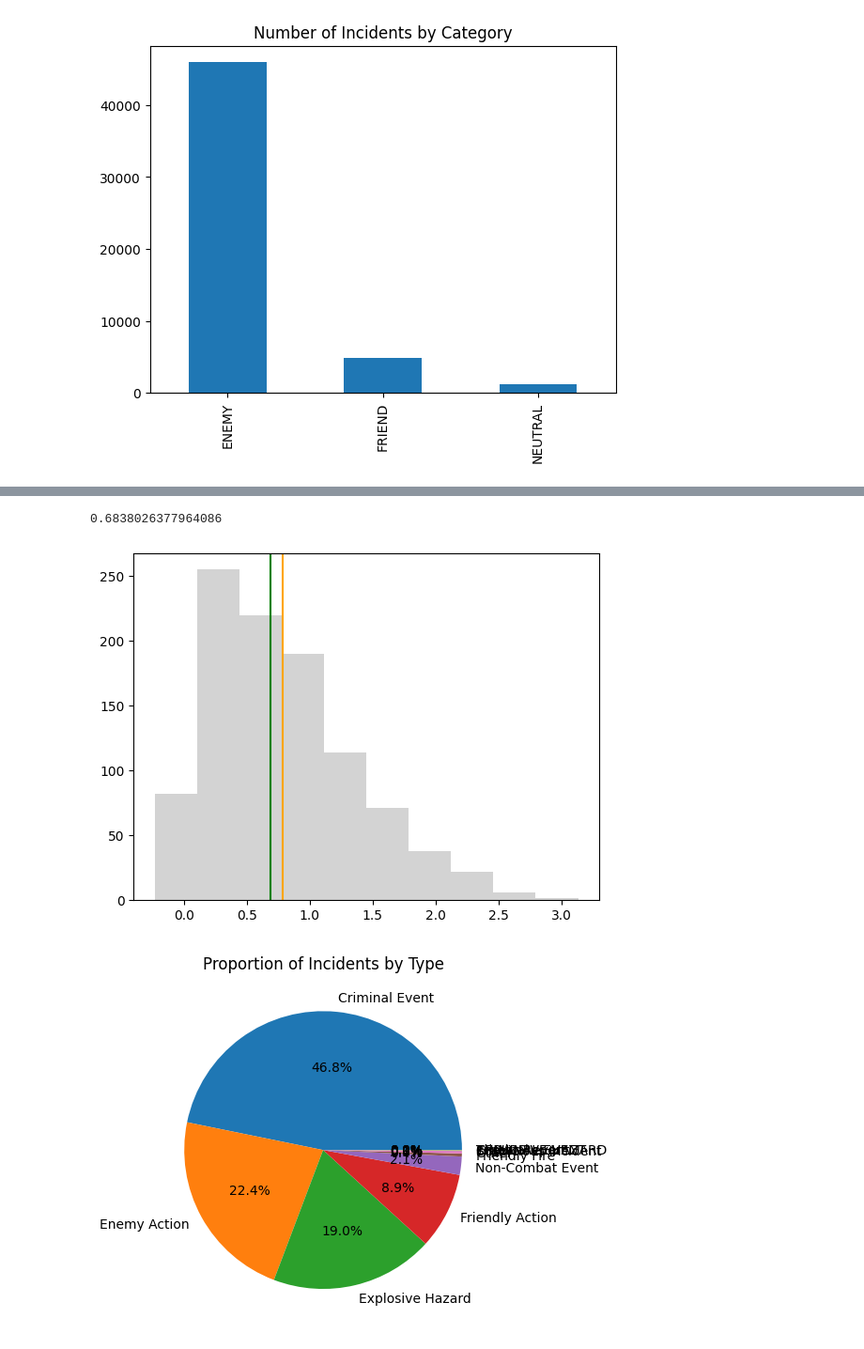
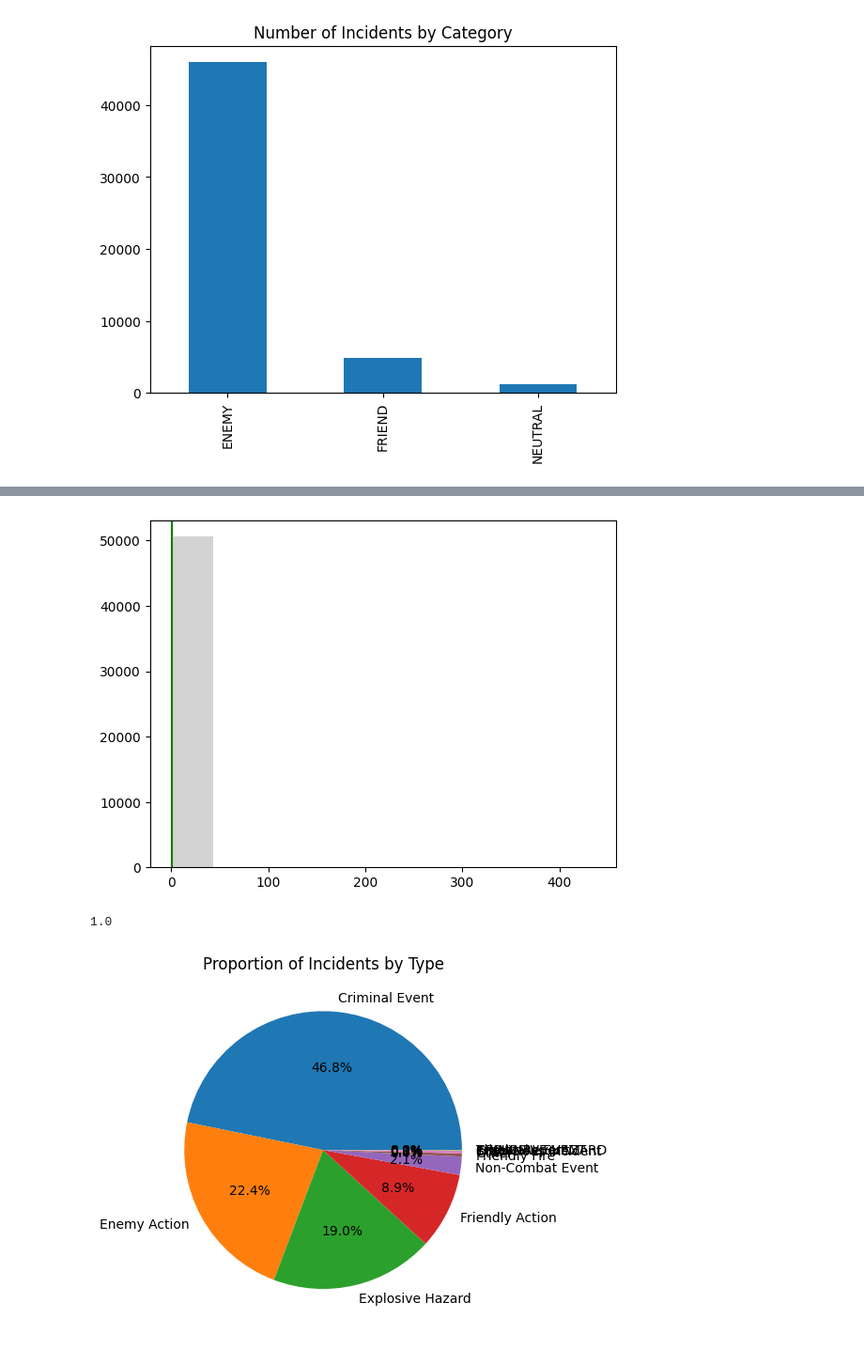
Before and after one commit to samanjalal499/statistics, a Jupyter notebook: histogram.ipynb, the cells around one changed output, grey strips where cells are left out. Shown: that part at 94% size. Cells and saved outputs as stored; diff of their text form; code cells hidden in the pictures.

```diff
--- a/histogram.ipynb
+++ b/histogram.ipynb
@@ -183,14 +187,19 @@ xbar
+# %%
+
+
+# Extract the values from the 'Civilian kia' column
+x = df['Civilian kia'].values
+
+fig, ax = plt.subplots()
+plt.axvline(x = np.mean(x), color='orange')
+plt.axvline(x = np.median(x), color='green')
+_ = plt.hist(x, color = 'lightgray')
+# %% [output]
+[figure, added]
 # %%
 nd.median(x)
 # %% [output]
-0.6838026377964086
+1.0
-# %%
-fig, ax = plt.subplots()
-plt.axvline(x = nd.mean(x), color='orange')
-plt.axvline(x = nd.median(x), color='green')
-_ = plt.hist(x, color = 'lightgray')
-# %% [output]
-[figure, removed]
 # %%
 # Calculate the number of incidents by type
 incident_types = df['Type'].value_counts()
```
Also changed, not shown: parts of 23 cells of this notebook.
